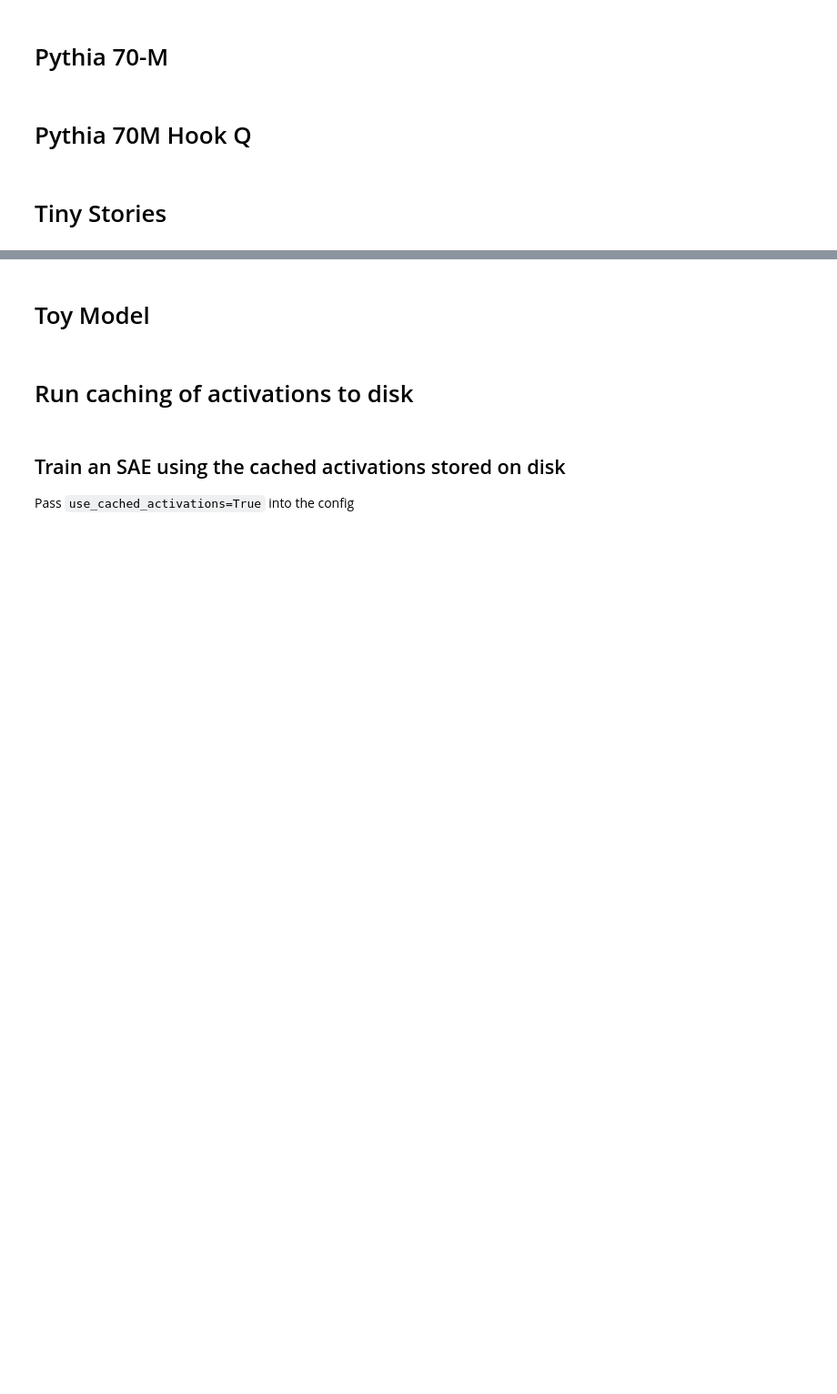
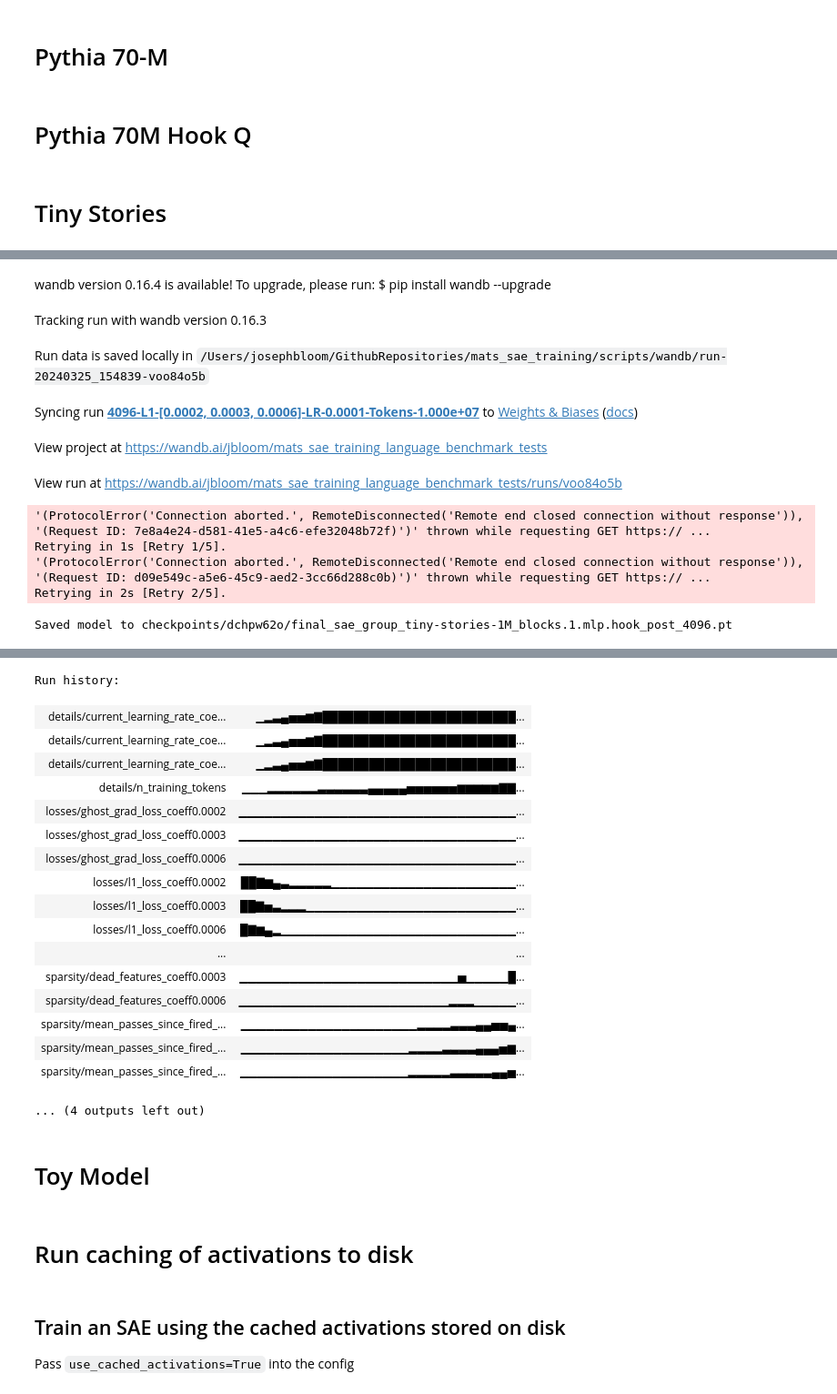
Before and after one commit to jbloomAus/SAELens, a Jupyter notebook: scripts/run.ipynb, the cells around one changed output, grey strips where cells are left out. Shown at 91% size. Cells and saved outputs as stored; diff of their text form; code cells hidden in the pictures; blank space fills up the shorter version.

Commit message:
mkdocs, test

```diff
--- a/scripts/run.ipynb
+++ b/scripts/run.ipynb
@@ -271,40 +240,41 @@ import os
 from sae_training.config import LanguageModelSAERunnerConfig
 from sae_training.lm_runner import language_model_sae_runner
 
+device = "cuda" if torch.cuda.is_available() else "cpu"
+if device == "cpu" and torch.backends.mps.is_available():
+    device = "mps"
 
 os.environ["TOKENIZERS_PARALLELISM"] = "false"
 cfg = LanguageModelSAERunnerConfig(
     # Data Generating Function (Model + Training Distibuion)
-    model_name="tiny-stories-2L-33M",
+    model_name="tiny-stories-1M",
     hook_point="blocks.1.mlp.hook_post",
     hook_point_layer=1,
-    d_in=4096,
-    dataset_path="roneneldan/TinyStories",
-    is_dataset_tokenized=False,
+    d_in=256,
+    # dataset_path="roneneldan/TinyStories",
+    # is_dataset_tokenized=False,
+    # Dan at Apollo pretokenized this dataset for us which will speed up training.
+    dataset_path="apollo-research/roneneldan-TinyStories-tokenizer-gpt2",
+    is_dataset_tokenized=True,
     # SAE Parameters
-    expansion_factor=4,
+    expansion_factor=16,
     # Training Parameters
     lr=1e-4,
-    l1_coefficient=3e-4,
+    l1_coefficient=[2e-4,3e-4,6e-4],
     train_batch_size=4096,
     context_size=128,
     # Activation Store Parameters
     n_batches_in_buffer=128,
-    total_training_tokens=1_000_000 * 10,  # want 500M eventually.
+    total_training_tokens=1_000_000 * 100,
     store_batch_size=32,
-    # Resampling protocol
-    feature_sampling_method="l2",
-    feature_sampling_window=2500,  # Doesn't currently matter.
-    feature_reinit_scale=0.2,
-    dead_feature_window=1250,
-    dead_feature_threshold=0.0005,
+    feature_sampling_window=500,  # So we see the histograms.
+    dead_feature_window=250,
     # WANDB
     log_to_wandb=True,
     wandb_project="mats_sae_training_language_benchmark_tests",
-    wandb_entity=None,
     wandb_log_frequency=10,
     # Misc
-    device="mps",
+    device=device,
     seed=42,
     n_checkpoints=0,
     checkpoint_path="checkpoints",
@@ -312,3 +282,4 @@ cfg = LanguageModelSAERunnerConfig(
 )
 
 sparse_autoencoder = language_model_sae_runner(cfg)
+# %% [output]
@@ -314,0 +303,11 @@ sparse_autoencoder = language_model_sae_runner(cfg)
+wandb version 0.16.4 is available! To upgrade, please run: $ pip install wandb --upgrade
+Tracking run with wandb version 0.16.3
+Run data is saved locally in /Users/josephbloom/GithubRepositories/mats_sae_training/scripts/wandb/run-20240325_154839-voo84o5b
+Syncing run 4096-L1-[0.0002, 0.0003, 0.0006]-LR-0.0001-Tokens-1.000e+07 to Weights & Biases (docs)
+View project at https://wandb.ai/jbloom/mats_sae_training_language_benchmark_tests
+View run at https://wandb.ai/jbloom/mats_sae_training_language_benchmark_tests/runs/voo84o5b
+'(ProtocolError('Connection aborted.', RemoteDisconnected('Remote end closed connection without response')), '(Request ID: 7e8a4e24-d581-41e5-a4c6-efe32048b72f)')' thrown while requesting GET https:// ...
+Retrying in 1s [Retry 1/5].
+'(ProtocolError('Connection aborted.', RemoteDisconnected('Remote end closed connection without response')), '(Request ID: d09e549c-a5e6-45c9-aed2-3cc66d288c0b)')' thrown while requesting GET https:// ...
+Retrying in 2s [Retry 2/5].
+Saved model to checkpoints/dchpw62o/final_sae_group_tiny-stories-1M_blocks.1.mlp.hook_post_4096.pt
@@ -315,3 +315,21 @@ sparse_autoencoder = language_model_sae_runner(cfg)
+Run history:
+| details/current_learning_rate_coe... | ▁▂▃▄▅▅▆▇█████████████████████████... |
+| details/current_learning_rate_coe... | ▁▂▃▄▅▅▆▇█████████████████████████... |
+| details/current_learning_rate_coe... | ▁▂▃▄▅▅▆▇█████████████████████████... |
+| details/n_training_tokens | ▁▁▁▂▂▂▂▂▂▃▃▃▃▃▃▄▄▄▄▄▅▅▅▅▅▅▆▆▆▆▆▇▇... |
+| losses/ghost_grad_loss_coeff0.0002 | ▁▁▁▁▁▁▁▁▁▁▁▁▁▁▁▁▁▁▁▁▁▁▁▁▁▁▁▁▁▁▁▁▁... |
+| losses/ghost_grad_loss_coeff0.0003 | ▁▁▁▁▁▁▁▁▁▁▁▁▁▁▁▁▁▁▁▁▁▁▁▁▁▁▁▁▁▁▁▁▁... |
+| losses/ghost_grad_loss_coeff0.0006 | ▁▁▁▁▁▁▁▁▁▁▁▁▁▁▁▁▁▁▁▁▁▁▁▁▁▁▁▁▁▁▁▁▁... |
+| losses/l1_loss_coeff0.0002 | ██▇▆▄▃▂▂▂▂▂▁▁▁▁▁▁▁▁▁▁▁▁▁▁▁▁▁▁▁▁▁▁... |
+| losses/l1_loss_coeff0.0003 | ██▇▅▃▂▂▂▁▁▁▁▁▁▁▁▁▁▁▁▁▁▁▁▁▁▁▁▁▁▁▁▁... |
+| losses/l1_loss_coeff0.0006 | █▇▆▄▂▁▁▁▁▁▁▁▁▁▁▁▁▁▁▁▁▁▁▁▁▁▁▁▁▁▁▁▁... |
+| ... | ... |
+| sparsity/dead_features_coeff0.0003 | ▁▁▁▁▁▁▁▁▁▁▁▁▁▁▁▁▁▁▁▁▁▁▁▁▁▁▅▁▁▁▁▁█... |
+| sparsity/dead_features_coeff0.0006 | ▁▁▁▁▁▁▁▁▁▁▁▁▁▁▁▁▁▁▁▁▁▁▁▁▁▂▂▂▁▁▁▁▁... |
+| sparsity/mean_passes_since_fired_... | ▁▁▁▁▁▁▁▁▁▁▁▁▁▁▁▁▁▁▁▁▁▂▂▂▂▃▃▃▄▄▅▅▄... |
+| sparsity/mean_passes_since_fired_... | ▁▁▁▁▁▁▁▁▁▁▁▁▁▁▁▁▁▁▁▁▂▂▂▂▃▃▃▃▄▄▄▅▆... |
+| sparsity/mean_passes_since_fired_... | ▁▁▁▁▁▁▁▁▁▁▁▁▁▁▁▁▁▁▁▁▂▂▂▂▂▃▃▃▃▃▄▄▅... |
+... (4 outputs left out)
 # %% [markdown]
 # Toy Model
 # %%
```
Also changed, not shown: parts of 6 cells of this notebook, 18 other files.
